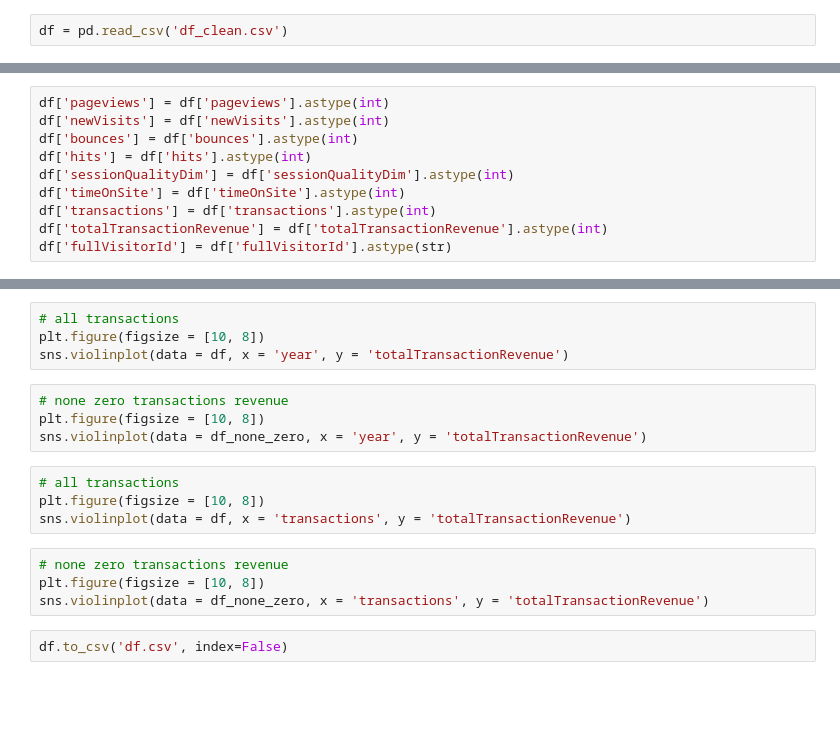
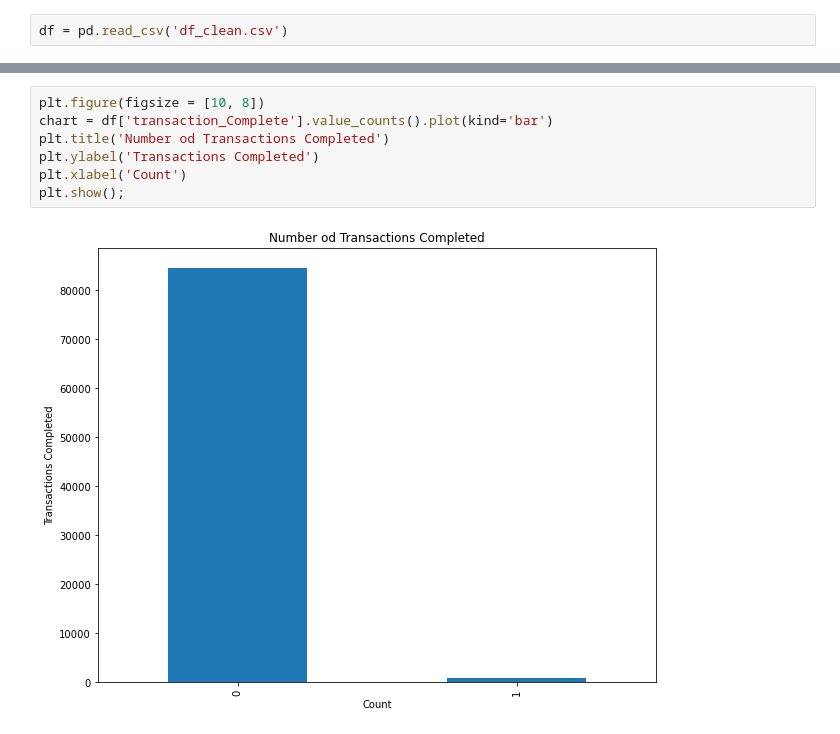
Before and after one commit to larsenk23/Capstone2, a Jupyter notebook: Exploratory Data Analysis.ipynb, the cells around one changed output, grey strips where cells are left out. Drawn from its saved outputs; the diff is of its cells as text; blank space fills up the shorter version.

```diff
--- a/Exploratory Data Analysis.ipynb
+++ b/Exploratory Data Analysis.ipynb
@@ -16,10 +89,0 @@ df.info()
-# %%
-df['pageviews'] = df['pageviews'].astype(int)
-df['newVisits'] = df['newVisits'].astype(int)
-df['bounces'] = df['bounces'].astype(int)
-df['hits'] = df['hits'].astype(int)
-df['sessionQualityDim'] = df['sessionQualityDim'].astype(int)
-df['timeOnSite'] = df['timeOnSite'].astype(int)
-df['transactions'] = df['transactions'].astype(int)
-df['totalTransactionRevenue'] = df['totalTransactionRevenue'].astype(int)
-df['fullVisitorId'] = df['fullVisitorId'].astype(str)
@@ -236,18 +98,9 @@ sns.violinplot(data = df_none_zero, x = 'weekday', y = 'totalTransactionRevenue'
-# %%
-# all transactions
-plt.figure(figsize = [10, 8])
-sns.violinplot(data = df, x = 'year', y = 'totalTransactionRevenue')
-# %%
-# none zero transactions revenue
-plt.figure(figsize = [10, 8])
-sns.violinplot(data = df_none_zero, x = 'year', y = 'totalTransactionRevenue')
-# %%
-# all transactions
-plt.figure(figsize = [10, 8])
-sns.violinplot(data = df, x = 'transactions', y = 'totalTransactionRevenue')
-# %%
-# none zero transactions revenue
-plt.figure(figsize = [10, 8])
-sns.violinplot(data = df_none_zero, x = 'transactions', y = 'totalTransactionRevenue')
-# %%
-df.to_csv('df.csv', index=False)
+# %%
+plt.figure(figsize = [10, 8])
+chart = df['transaction_Complete'].value_counts().plot(kind='bar')
+plt.title('Number od Transactions Completed')
+plt.ylabel('Transactions Completed')
+plt.xlabel('Count')
+plt.show();
+# %% [output]
+[figure, added]
```
Also changed, not shown: parts of 123 cells of this notebook, 5 other files.
